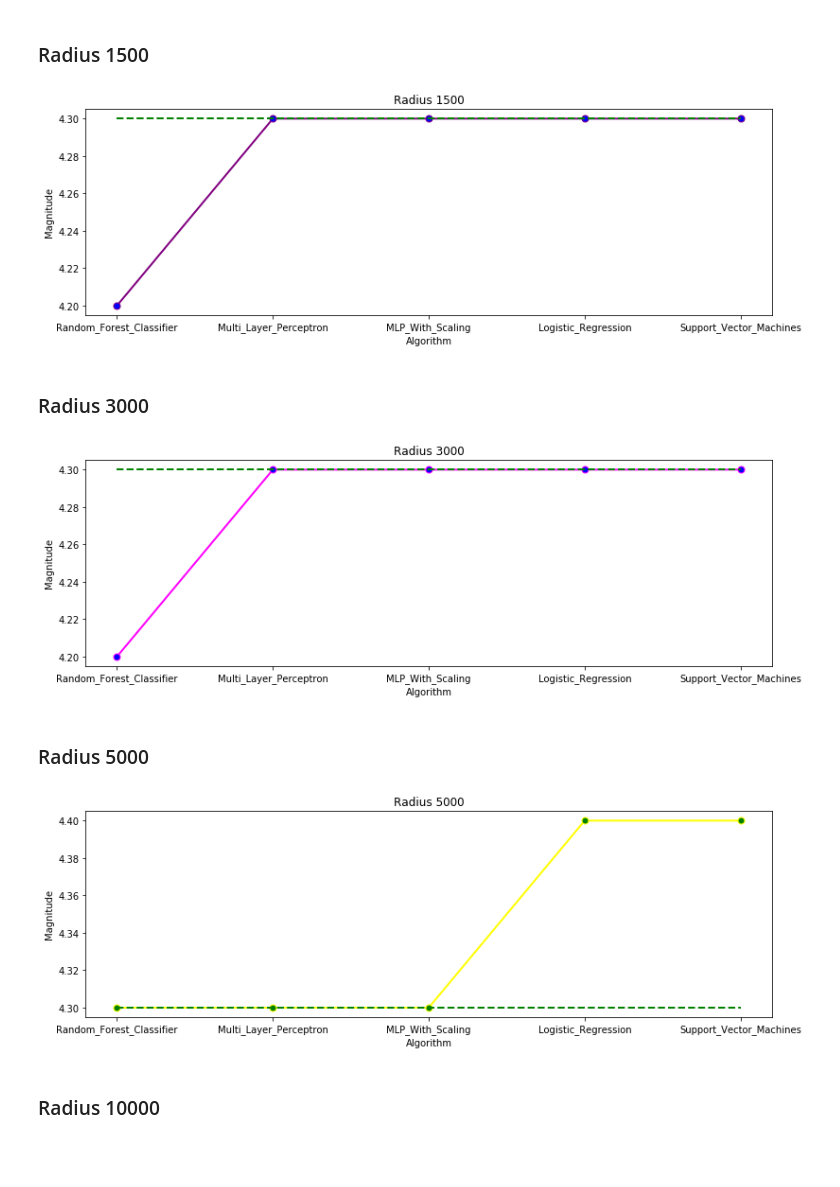
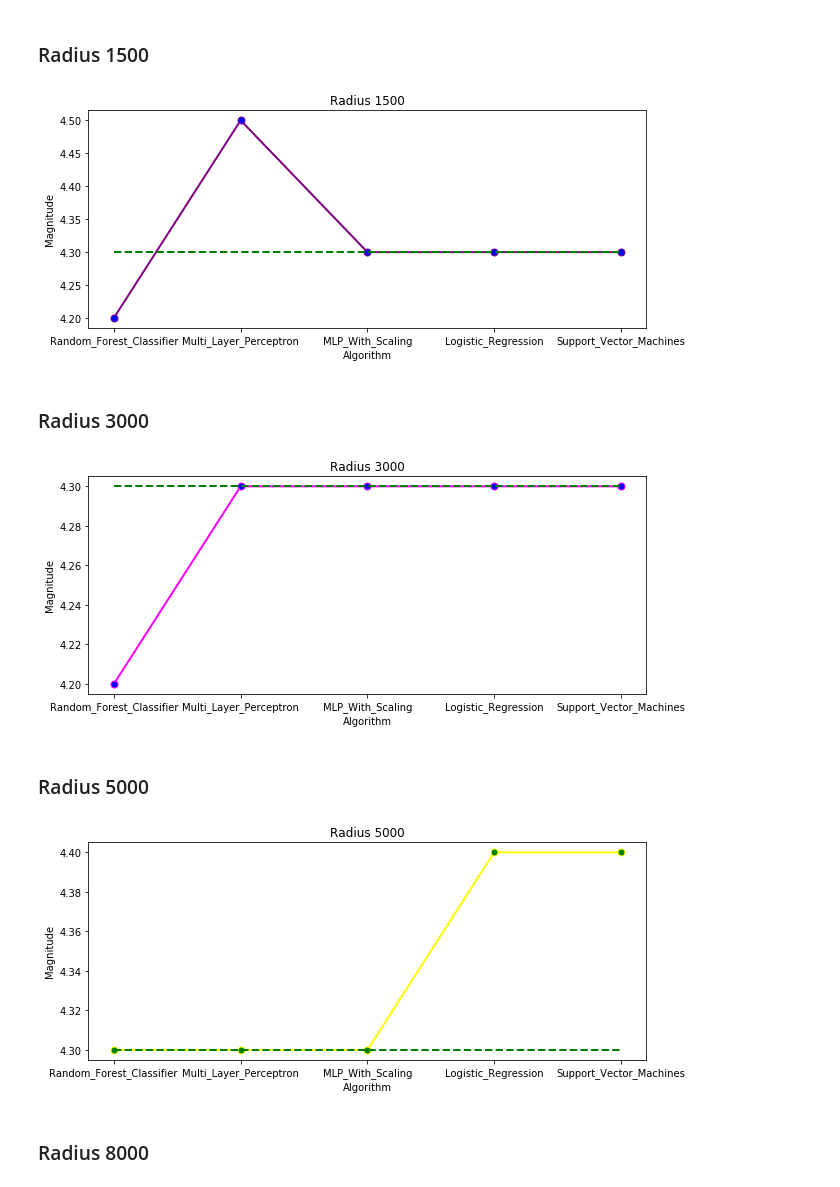
Before and after one commit to Patricia008/EarthquakesMLinJupyter, a Jupyter notebook: jupyter/Plots.ipynb, the cells around one changed output. Drawn from its saved outputs; the diff is of its cells as text; code cells hidden in the pictures; blank space fills up the shorter version.

```diff
--- a/jupyter/Plots.ipynb
+++ b/jupyter/Plots.ipynb
@@ -5,6 +5,7 @@ import pandas as panda
 ## Read input data ##
 # %%
 inputData = panda.read_csv('predictions.csv')
+inputData = inputData.sort_values(by='Radius')
 # %% [markdown]
 ## Plots ##
 # %% [markdown]
@@ -130,42 +161,42 @@ plt.show()
 # %% [markdown]
 ### Radius 1500 ###
 # %%
-plt.figure(figsize=(13,4))
+plt.figure(figsize=(10,4))
 plt.title('Radius 1500')
 plt.xlabel('Algorithm')
 plt.ylabel('Magnitude')
-plt.plot( inputData.keys()[2:].values, tuple(inputData_transposed[3][2:].values), data = inputData_transposed, marker='o', markerfacecolor='blue', markersize=7, color='purple', linewidth=2)
-plt.plot( inputData.keys()[2:].values, tuple(inputData['Real_Magnitude'])[1:], data = inputData_transposed, linestyle='dashed', color='green', linewidth=2)
+plt.plot( inputData.keys()[2:].values, tuple(inputData_transposed[4][2:].values), data = inputData_transposed, marker='o', markerfacecolor='blue', markersize=7, color='purple', linewidth=2)
+plt.plot( inputData.keys()[2:].values, tuple(inputData['Real_Magnitude'])[3:], data = inputData_transposed, linestyle='dashed', color='green', linewidth=2)
 
 plt.show()
 # %% [output]
-[figure, old version]
+[figure, new version]
 # %% [markdown]
 ### Radius 3000 ###
 # %%
-plt.figure(figsize=(13,4))
+plt.figure(figsize=(10,4))
 plt.title('Radius 3000')
 plt.xlabel('Algorithm')
 plt.ylabel('Magnitude')
-plt.plot( inputData.keys()[2:].values, tuple(inputData_transposed[4][2:].values), data = inputData_transposed, marker='o', markerfacecolor='blue', markersize=7, color='magenta', linewidth=2)
-plt.plot( inputData.keys()[2:].values, tuple(inputData['Real_Magnitude'])[1:], data = inputData_transposed, linestyle='dashed', color='green', linewidth=2)
+plt.plot( inputData.keys()[2:].values, tuple(inputData_transposed[5][2:].values), data = inputData_transposed, marker='o', markerfacecolor='blue', markersize=7, color='magenta', linewidth=2)
+plt.plot( inputData.keys()[2:].values, tuple(inputData['Real_Magnitude'])[3:], data = inputData_transposed, linestyle='dashed', color='green', linewidth=2)
 
 plt.show()
 # %% [output]
-[figure, old version]
+[figure, new version]
 # %% [markdown]
 ### Radius 5000 ###
 # %%
-plt.figure(figsize=(13,4))
+plt.figure(figsize=(10,4))
 plt.title('Radius 5000')
 plt.xlabel('Algorithm')
 plt.ylabel('Magnitude')
-plt.plot( inputData.keys()[2:].values, tuple(inputData_transposed[5][2:].values), data = inputData_transposed, marker='o', markerfacecolor='green', markersize=7, color='yellow', linewidth=2)
-plt.plot( inputData.keys()[2:].values, tuple(inputData['Real_Magnitude'])[1:], data = inputData_transposed, linestyle='dashed', color='green', linewidth=2)
+plt.plot( inputData.keys()[2:].values, tuple(inputData_transposed[6][2:].values), data = inputData_transposed, marker='o', markerfacecolor='green', markersize=7, color='yellow', linewidth=2)
+plt.plot( inputData.keys()[2:].values, tuple(inputData['Real_Magnitude'])[3:], data = inputData_transposed, linestyle='dashed', color='green', linewidth=2)
 
 plt.show()
 # %% [output]
-[figure, old version]
+[figure, new version]
 # %% [markdown]
-### Radius 10000 ###
+### Radius 8000 ###
 # %%
```
Also changed, not shown: parts of 12 cells of this notebook, 19 other files.
